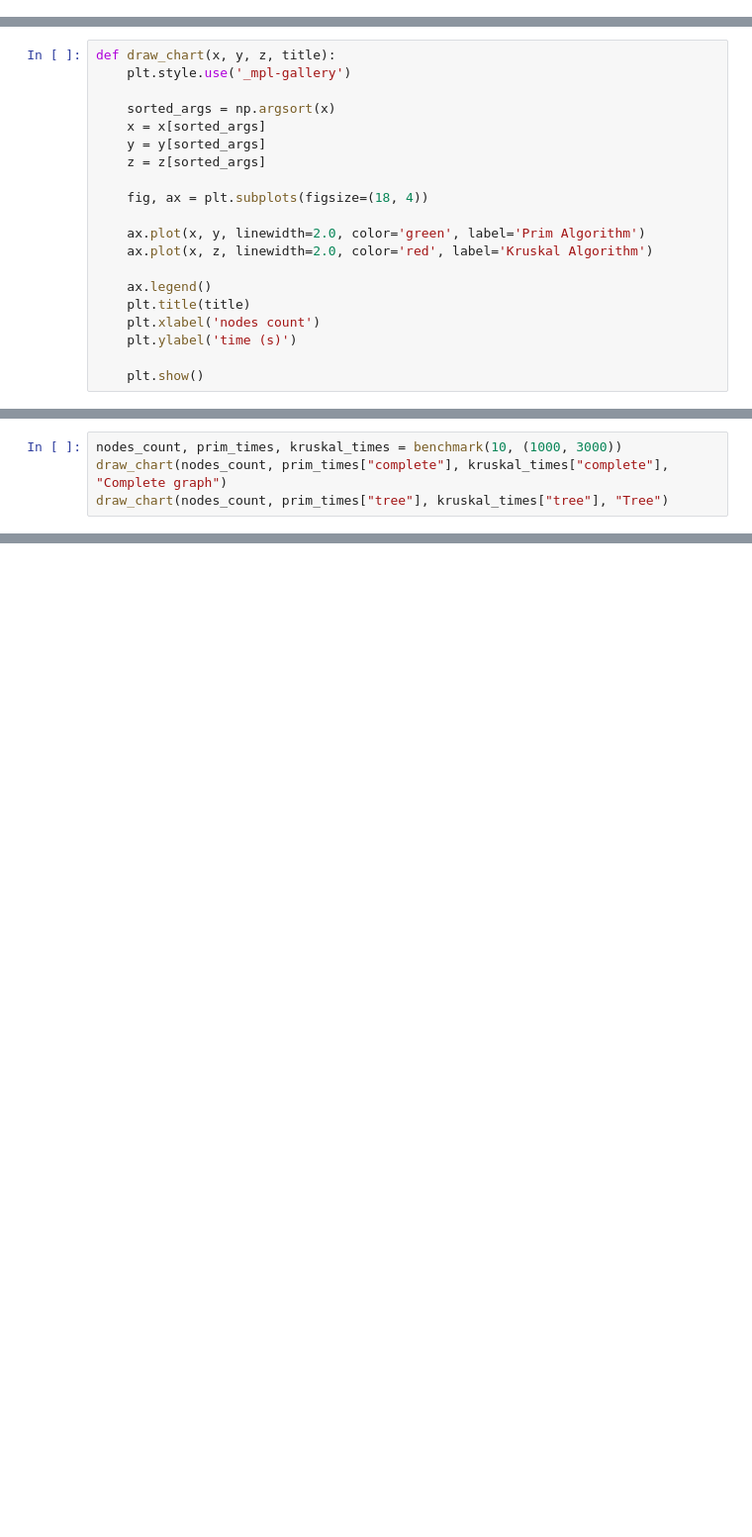
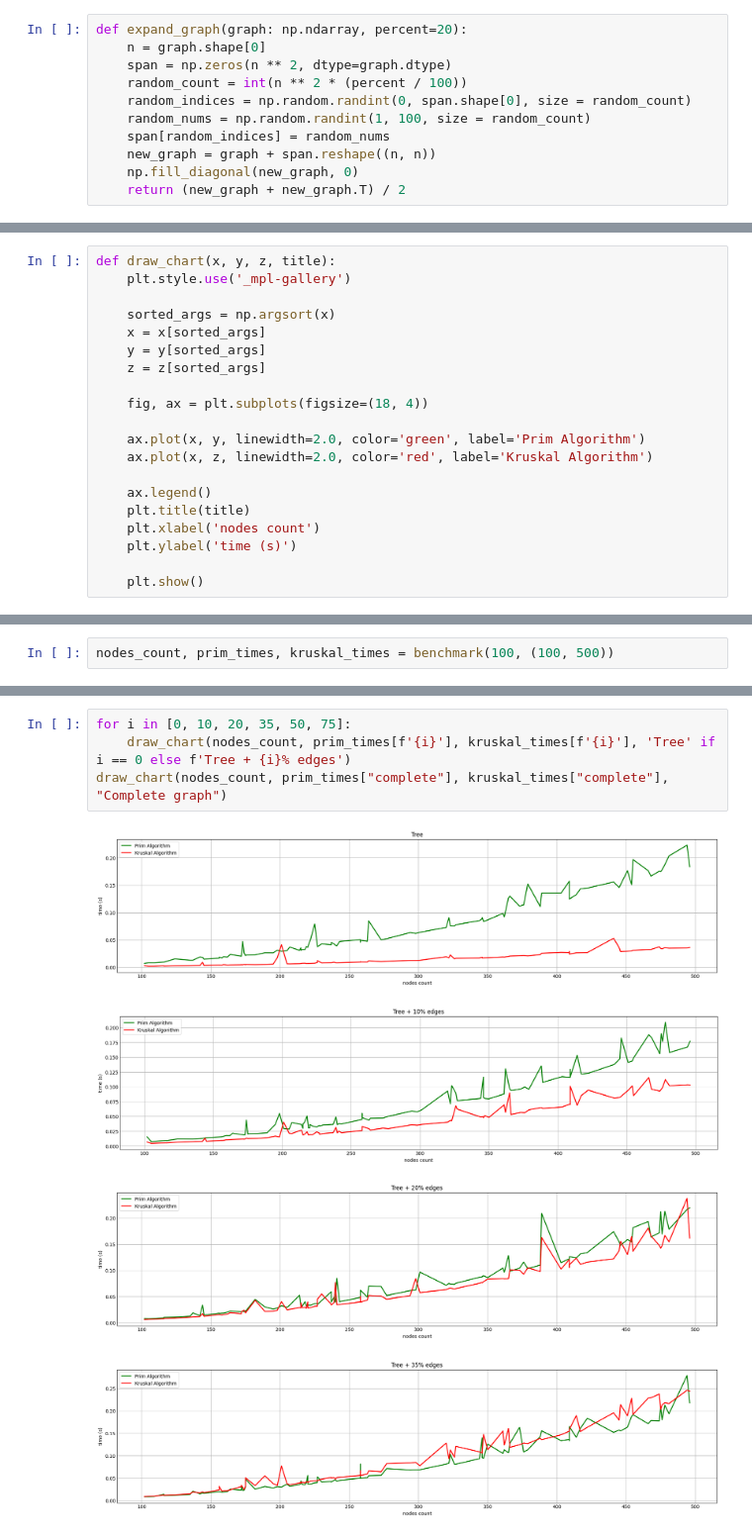
Before and after one commit to alinaserinet/algo-motion, a Jupyter notebook: prim_kruskal.ipynb, the cells around one changed output, grey strips where cells are left out. Shown at 99% size. Drawn from its saved outputs; the diff is of its cells as text; blank space fills up the shorter version.

Commit message:
fix: test prim and kruskal using several state of graph

```diff
--- a/prim_kruskal.ipynb
+++ b/prim_kruskal.ipynb
@@ -100,3 +100,14 @@ def random_complete_graph(n: int, item_range=(0, 100)):
     random_matrix = np.random.randint(item_range[0], item_range[1], (n, n), dtype=np.uint8)
     np.fill_diagonal(random_matrix, 0)
     return (random_matrix + random_matrix.T) // 2
+# %%
+def expand_graph(graph: np.ndarray, percent=20):
+    n = graph.shape[0]
+    span = np.zeros(n ** 2, dtype=graph.dtype)
+    random_count = int(n ** 2 * (percent / 100))
+    random_indices = np.random.randint(0, span.shape[0], size = random_count)
+    random_nums = np.random.randint(1, 100, size = random_count)
+    span[random_indices] = random_nums
+    new_graph = graph + span.reshape((n, n))
+    np.fill_diagonal(new_graph, 0)
+    return (new_graph + new_graph.T) / 2
@@ -181,7 +218,5 @@ def benchmark(repetitions_count, matrix_size_range = (100, 1000)):
 
     return graph_sizes, prim_elapsed_times, kruskal_elapsed_times
 # %%
-nodes_count, prim_times, kruskal_times = benchmark(10, (1000, 3000))
-draw_chart(nodes_count, prim_times["complete"], kruskal_times["complete"], "Complete graph")
-draw_chart(nodes_count, prim_times["tree"], kruskal_times["tree"], "Tree")
+nodes_count, prim_times, kruskal_times = benchmark(100, (100, 500))
 # %% [output]
@@ -189,0 +240,9 @@ draw_chart(nodes_count, prim_times["tree"], kruskal_times["tree"], "Tree")
+# %%
+for i in [0, 10, 20, 35, 50, 75]:
+    draw_chart(nodes_count, prim_times[f'{i}'], kruskal_times[f'{i}'], 'Tree' if i == 0 else f'Tree + {i}% edges')
+draw_chart(nodes_count, prim_times["complete"], kruskal_times["complete"], "Complete graph")
+# %% [output]
+[figure, added]
+[figure, added]
+[figure, added]
+[figure, added]
```
Also changed, not shown: parts of 4 cells of this notebook.
